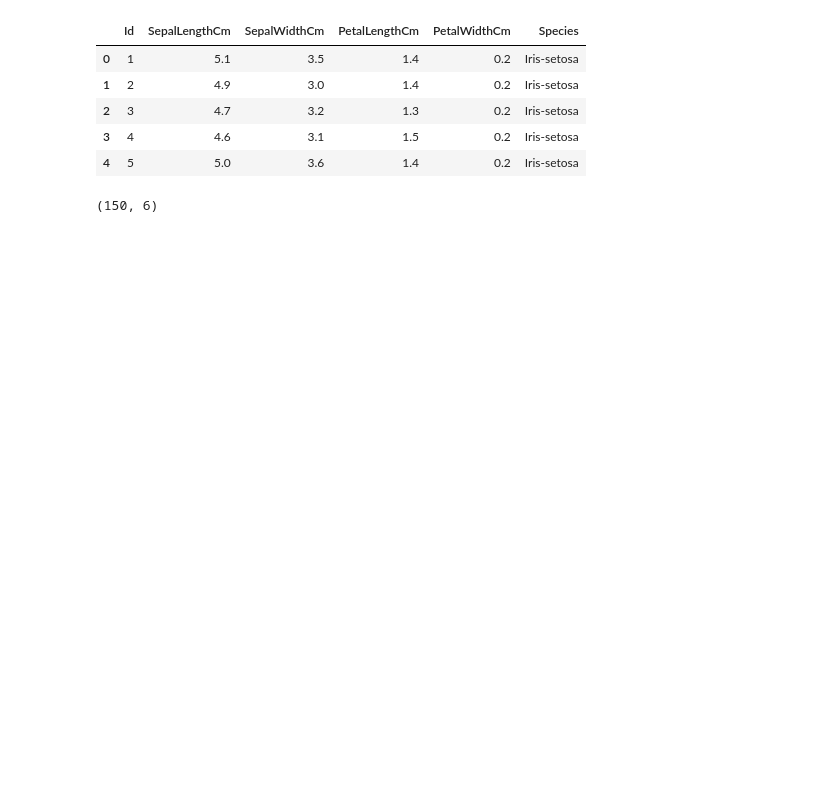
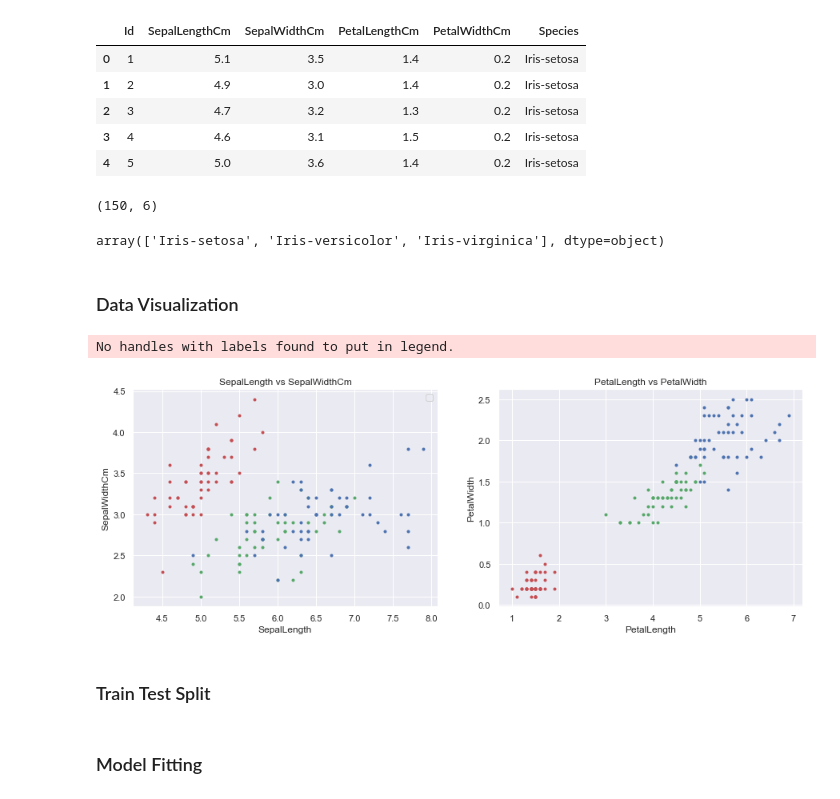
Before and after one commit to dsohom17/Iris-Flower-Classification, a Jupyter notebook: Iris Flower Classification.ipynb, the cells around one changed output. Saved outputs shown, nothing was run; the diff lists cells and outputs as text; code cells hidden in the pictures; blank space fills up the shorter version.

```diff
--- a/Iris Flower Classification.ipynb
+++ b/Iris Flower Classification.ipynb
@@ -2,3 +4,5 @@
 import numpy as np
 import pandas as pd
 import matplotlib.pyplot as plt
+import seaborn as sns
+sns.set()
@@ -17,6 +23,45 @@ data.head()
 data.shape
 # %% [output]
 (150, 6)
+# %%
+data['Species'].unique()
+# %% [output]
+array(['Iris-setosa', 'Iris-versicolor', 'Iris-virginica'], dtype=object)
+# %% [markdown]
+### Data Visualization
+# %%
+cat1 = data[data['Species']=='Iris-setosa']
+cat2 = data[data['Species']=='Iris-versicolor']
+cat3 = data[data['Species']=='Iris-virginica']
+
+plt.figure(figsize=(15, 5))
+
+plt.subplot(121)
+
+plt.plot(cat1['SepalLengthCm'], cat1['SepalWidthCm'], 'r.', label = 'Iris-setosa')
+plt.plot(cat2['SepalLengthCm'], cat2['SepalWidthCm'], 'g.', label = 'Iris-versicolor')
+plt.plot(cat3['SepalLengthCm'], cat3['SepalWidthCm'], 'b.', label = 'Iris-virginica')
+
+plt.title('SepalLength vs SepalWidthCm')
+plt.xlabel('SepalLength')
+plt.ylabel('SepalWidthCm')
+plt.legend()
+
+plt.subplot(122)
+plt.plot(cat1['PetalLengthCm'], cat1['PetalWidthCm'], 'r.', label = 'Iris-setosa')
+plt.plot(cat2['PetalLengthCm'], cat2['PetalWidthCm'], 'g.', label = 'Iris-setosa')
+plt.plot(cat3['PetalLengthCm'], cat3['PetalWidthCm'], 'b.', label = 'Iris-virginica')
+
+plt.title('PetalLength vs PetalWidth')
+plt.xlabel('PetalLength')
+plt.ylabel('PetalWidth')
+
+plt.show()
+# %% [output]
+No handles with labels found to put in legend.
+[figure, added]
+# %% [markdown]
+### Train Test Split
 # %%
 X = data.drop(['Id', 'Species'], axis=1)
 y = data['Species']
@@ -27,0 +72,2 @@ encoder.fit_transform(y.reshape(-1,1))
+# %% [markdown]
+### Model Fitting
```
Also changed, not shown: parts of 11 cells of this notebook.
